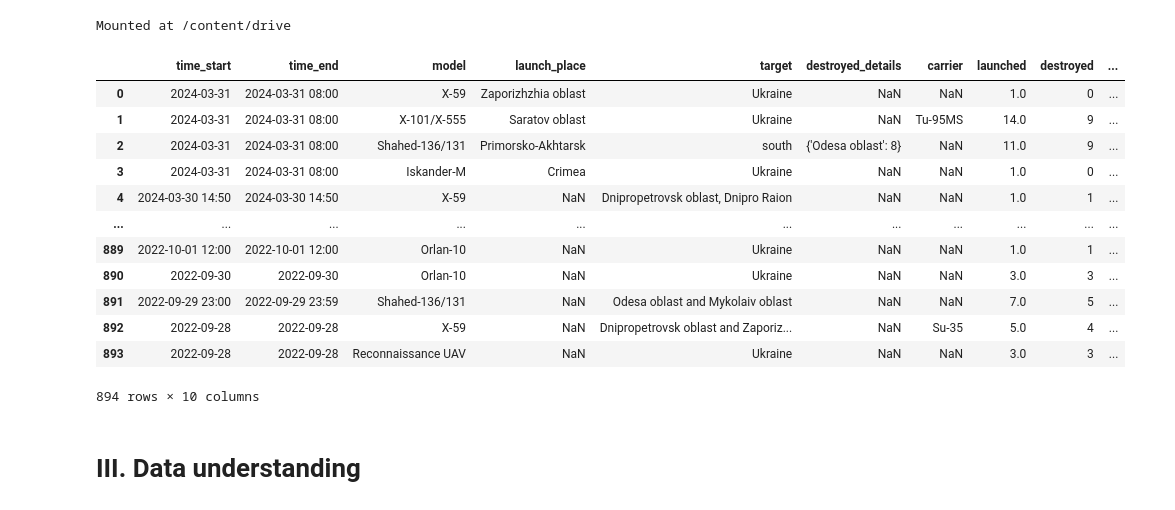
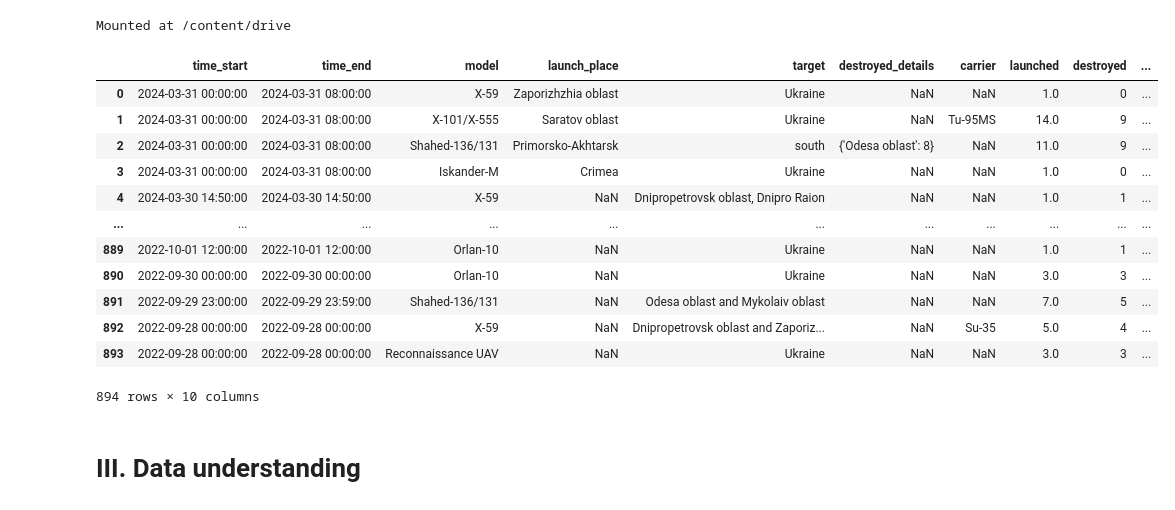
Before and after one commit to IvanBlyzniuk/python-for-big-data-and-data-science, a Jupyter notebook: python_practice_9.ipynb, the cells around one changed output. Saved outputs shown, nothing was run; the diff lists cells and outputs as text; code cells hidden in the pictures.

```diff
--- a/python_practice_9.ipynb
+++ b/python_practice_9.ipynb
@@ -34,20 +34,24 @@ Mounted at /content/drive
 # %%
 data_path = '/content/drive/MyDrive/Python/missile_attacks_daily.csv'
 df = pd.read_csv(data_path, sep=',', header=0, na_values='')
+
+df['time_start'] = pd.to_datetime(df['time_start'])
+df['time_end'] = pd.to_datetime(df['time_end'])
+
 df
 # %% [output]
 |  | time_start | time_end | model | launch_place | target | destroyed_details | carrier | launched | destroyed | ... |
-| 0 | 2024-03-31 | 2024-03-31 08:00 | X-59 | Zaporizhzhia oblast | Ukraine | NaN | NaN | 1.0 | 0 | ... |
-| 1 | 2024-03-31 | 2024-03-31 08:00 | X-101/X-555 | Saratov oblast | Ukraine | NaN | Tu-95MS | 14.0 | 9 | ... |
-| 2 | 2024-03-31 | 2024-03-31 08:00 | Shahed-136/131 | Primorsko-Akhtarsk | south | {'Odesa oblast': 8} | NaN | 11.0 | 9 | ... |
-| 3 | 2024-03-31 | 2024-03-31 08:00 | Iskander-M | Crimea | Ukraine | NaN | NaN | 1.0 | 0 | ... |
-| 4 | 2024-03-30 14:50 | 2024-03-30 14:50 | X-59 | NaN | Dnipropetrovsk oblast, Dnipro Raion | NaN | NaN | 1.0 | 1 | ... |
+| 0 | 2024-03-31 00:00:00 | 2024-03-31 08:00:00 | X-59 | Zaporizhzhia oblast | Ukraine | NaN | NaN | 1.0 | 0 | ... |
+| 1 | 2024-03-31 00:00:00 | 2024-03-31 08:00:00 | X-101/X-555 | Saratov oblast | Ukraine | NaN | Tu-95MS | 14.0 | 9 | ... |
+| 2 | 2024-03-31 00:00:00 | 2024-03-31 08:00:00 | Shahed-136/131 | Primorsko-Akhtarsk | south | {'Odesa oblast': 8} | NaN | 11.0 | 9 | ... |
+| 3 | 2024-03-31 00:00:00 | 2024-03-31 08:00:00 | Iskander-M | Crimea | Ukraine | NaN | NaN | 1.0 | 0 | ... |
+| 4 | 2024-03-30 14:50:00 | 2024-03-30 14:50:00 | X-59 | NaN | Dnipropetrovsk oblast, Dnipro Raion | NaN | NaN | 1.0 | 1 | ... |
 | ... | ... | ... | ... | ... | ... | ... | ... | ... | ... | ... |
-| 889 | 2022-10-01 12:00 | 2022-10-01 12:00 | Orlan-10 | NaN | Ukraine | NaN | NaN | 1.0 | 1 | ... |
-| 890 | 2022-09-30 | 2022-09-30 | Orlan-10 | NaN | Ukraine | NaN | NaN | 3.0 | 3 | ... |
-| 891 | 2022-09-29 23:00 | 2022-09-29 23:59 | Shahed-136/131 | NaN | Odesa oblast and Mykolaiv oblast | NaN | NaN | 7.0 | 5 | ... |
-| 892 | 2022-09-28 | 2022-09-28 | X-59 | NaN | Dnipropetrovsk oblast and Zaporiz... | NaN | Su-35 | 5.0 | 4 | ... |
-| 893 | 2022-09-28 | 2022-09-28 | Reconnaissance UAV | NaN | Ukraine | NaN | NaN | 3.0 | 3 | ... |
+| 889 | 2022-10-01 12:00:00 | 2022-10-01 12:00:00 | Orlan-10 | NaN | Ukraine | NaN | NaN | 1.0 | 1 | ... |
+| 890 | 2022-09-30 00:00:00 | 2022-09-30 00:00:00 | Orlan-10 | NaN | Ukraine | NaN | NaN | 3.0 | 3 | ... |
+| 891 | 2022-09-29 23:00:00 | 2022-09-29 23:59:00 | Shahed-136/131 | NaN | Odesa oblast and Mykolaiv oblast | NaN | NaN | 7.0 | 5 | ... |
+| 892 | 2022-09-28 00:00:00 | 2022-09-28 00:00:00 | X-59 | NaN | Dnipropetrovsk oblast and Zaporiz... | NaN | Su-35 | 5.0 | 4 | ... |
+| 893 | 2022-09-28 00:00:00 | 2022-09-28 00:00:00 | Reconnaissance UAV | NaN | Ukraine | NaN | NaN | 3.0 | 3 | ... |
 894 rows × 10 columns
 # %% [markdown]
 # III. Data understanding
```
Also changed, not shown: parts of 6 cells of this notebook.
